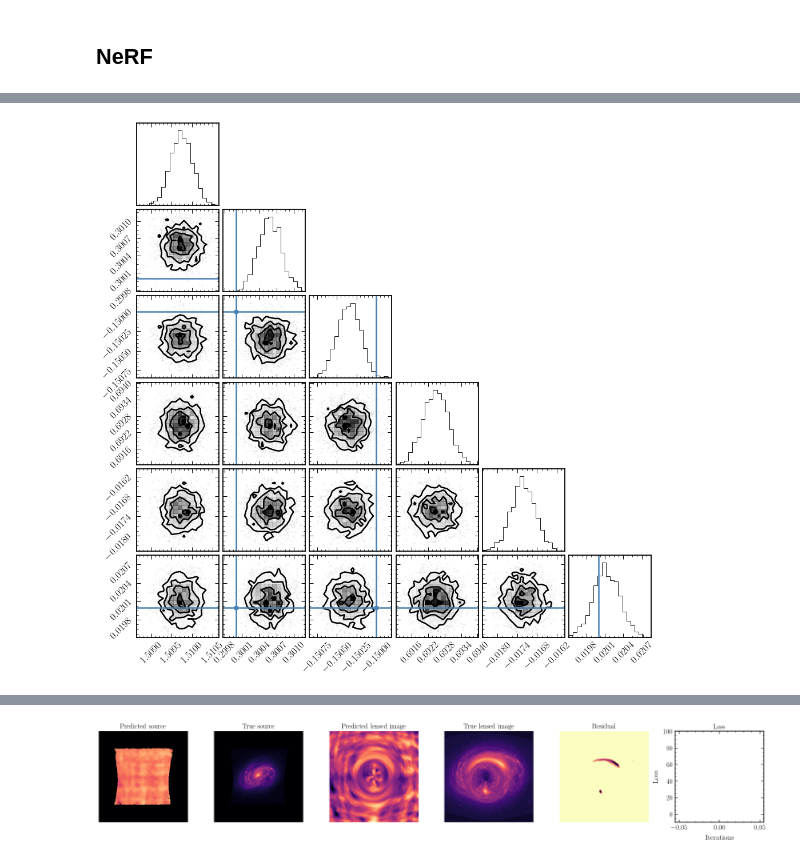
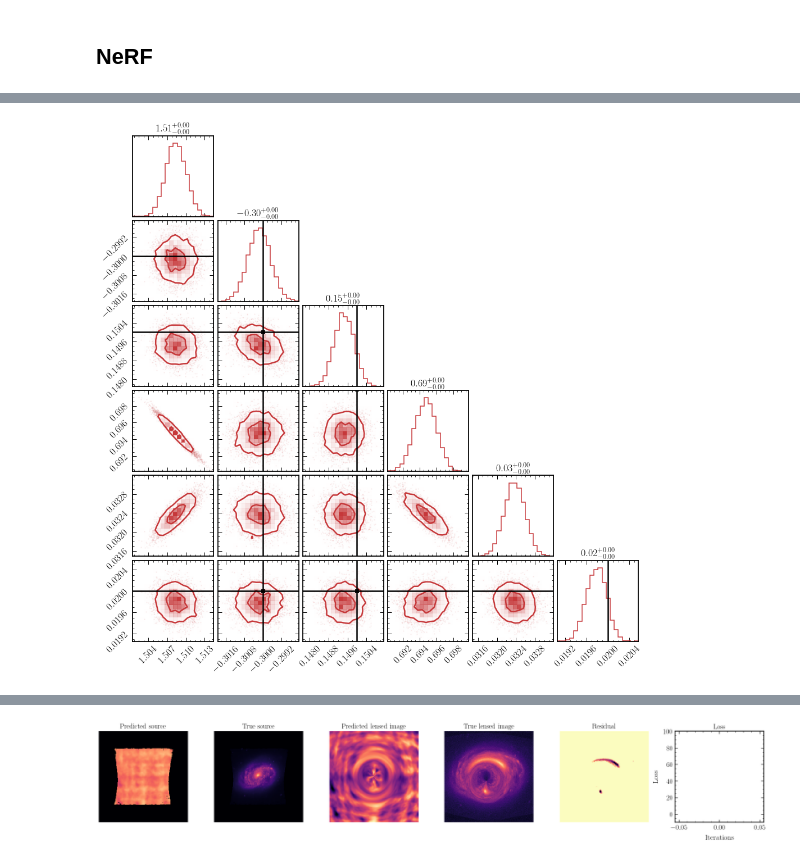
Before and after one commit to smsharma/lensing-neural-fields, a Jupyter notebook: notebooks/nerf_probabilistic_lens.ipynb, the cells around one changed output, grey strips where cells are left out. Drawn from its saved outputs; the diff is of its cells as text; code cells hidden in the pictures.

Commit message:
More experiments with lens parameters

```diff
--- a/notebooks/nerf_probabilistic_lens.ipynb
+++ b/notebooks/nerf_probabilistic_lens.ipynb
@@ -360,7 +366,7 @@ def train_step(state, batch, key, learning_rate_fn):
 
         # Lens param loss
 
-        scale_tri = jnp.diag(jnp.diag(lct(scale_tri)))
+        scale_tri = lct(scale_tri)
 
         dist_lens = dist.MultivariateNormal(loc=loc, scale_tril=scale_tri)
         dist_prior_lens = dist.Uniform(low=jnp.array([1.0, -0.5, -0.5, 0.5]), high=jnp.array([2., 0.5, 0.5, 0.95]))
@@ -373,24 +379,21 @@ def train_step(state, batch, key, learning_rate_fn):
                             -jnp.sum(dist_prior_ext.log_prob(samples_lens[:, -2:])) / n_q_samples \
 
         # Source param loss
-
         mu, sigma = nn.softplus(model_output[0]), nn.softplus(model_output[1])
-
         dist_distrax = dist.Normal(mu, sigma)
-        dist_prior = dist.Normal(loc=0.5 * jnp.ones_like(mu), scale=1. * jnp.ones_like(mu))
+        dist_prior = dist.Normal(loc=0.5 * jnp.ones_like(mu), scale=2. * jnp.ones_like(mu))
         # dist_prior = dist.HalfNormal(scale=2. * jnp.ones_like(mu))
         # dist_prior = dist.Uniform(low=0.0 * jnp.ones_like(mu), high=20. * jnp.ones_like(mu))
 
         samples = dist_distrax.sample(key=key, sample_shape=(n_q_samples,))
         # samples = repeat(im_source, "h w -> s (h w)", s=n_q_samples)
 
-        loss_q = 0  # jnp.sum(dist_distrax.log_prob(samples)) / n_q_samples # / (n_xy * n_xy)
+        loss_q = jnp.sum(dist_distrax.log_prob(samples)) / n_q_samples # / (n_xy * n_xy)
         loss_prior = -jnp.sum(dist_prior.log_prob(samples)) / n_q_samples # / (n_xy * n_xy)
 
         samples = rearrange(samples, "s (h w) -> s h w", h=n_xy, w=n_xy)
 
         lenses = render_lens_vmapped((samples, samples_lens))
-        # lenses = jnp.nan_to_num(lenses)
 
         # Compute log-probability
         loss_mse = -jnp.sum(dist.Normal(targets, std_noise).log_prob(lenses)) / n_q_samples # / (n_xy * n_xy)
@@ -416,15 +419,15 @@ weight_decay = 1e-4
 momentum = 0.5
 optimizer_name = "adabelief"
 # %%
-train_epochs = 6000
+train_epochs = 20000
 plot_every = 200
 # %%
 from flax.training.lr_schedule import create_cosine_learning_rate_schedule
 
-lr_schedule = optax.constant_schedule(value=learning_rate_init)
-# lr_schedule = optax.cosine_decay_schedule(init_value=learning_rate_init, decay_steps=train_epochs)
-lr_schedule_variational = optax.constant_schedule(value=learning_rate_variational)
-# lr_schedule_variational = optax.cosine_decay_schedule(init_value=learning_rate_variational, decay_steps=train_epochs)
+# lr_schedule = optax.constant_schedule(value=learning_rate_init)
+lr_schedule = optax.cosine_decay_schedule(init_value=learning_rate_init, decay_steps=train_epochs)
+# lr_schedule_variational = optax.constant_schedule(value=learning_rate_variational)
+lr_schedule_variational = optax.cosine_decay_schedule(init_value=learning_rate_variational, decay_steps=train_epochs)
 # %%
 coords.shape, image_input.shape
 # %% [output]
@@ -521,17 +524,28 @@ array([ 1.50973953,  0.30057454, -0.15035085,  0.69247408, -0.01723259,
 # %%
-post_lens = dist.MultivariateNormal(loc=hist['loc_history'][-1], scale_tril=lct(hist['scale_tri_history'][-1]))
-post_lens_samples = np.asarray(post_lens.sample(key=key, sample_shape=(2000,)))
+post_lens = dist.MultivariateNormal(loc=hist['loc_history'][-1], scale_tril=3 * lct(hist['scale_tri_history'][-1]))
+post_lens_samples = np.asarray(post_lens.sample(key=key, sample_shape=(5000,)))
 # %%
 import corner
+
+levels =  1.0 - np.exp(-0.5 *np.array([1.0, 2.0]) ** 2)
 
 corner.corner(post_lens_samples, truths=[hst_param_dict['theta_E'],
                                          hst_param_dict['theta_x_0'],
                                          hst_param_dict['theta_y_0'],
                                          hst_param_dict['q'],
                                          ext_param_dict['gamma_1'],
-                                         ext_param_dict['gamma_2']]);
+                                         ext_param_dict['gamma_2']],
+                          bins=20,
+                          # quantiles=[0.16, 0.84],
+                          show_titles=True,
+                          color=cols_default[0],
+                          levels=levels,
+                          use_math_text=True,
+                          hist_kwargs={'alpha':1, 'lw':1.5},
+                          alpha=0.1, truth_color='k',
+);
 # %% [output]
-[figure, old version]
+[figure, new version]
 # %%
 from matplotlib.patches import Ellipse
 
```
Also changed, not shown: parts of 20 cells of this notebook, 2 other files.
